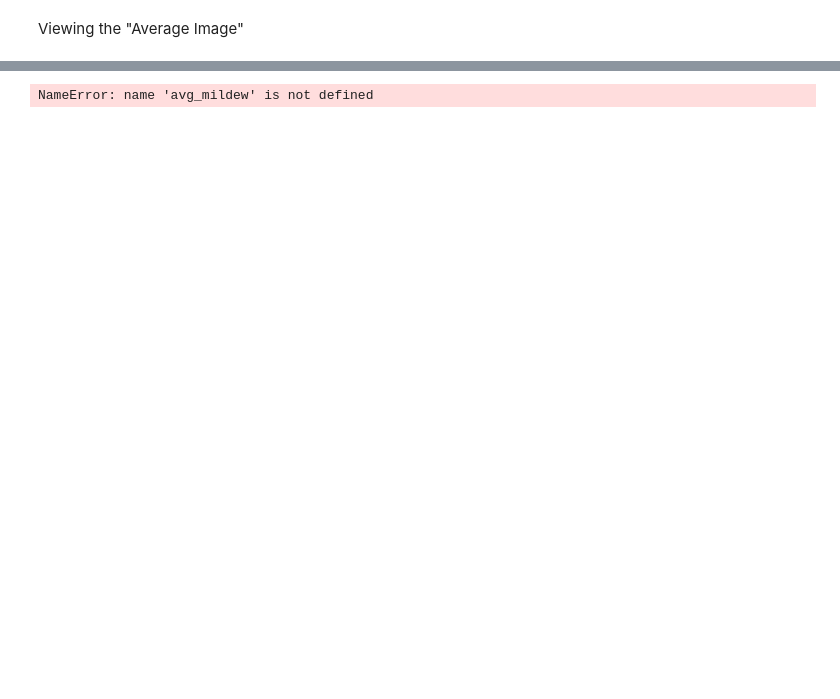
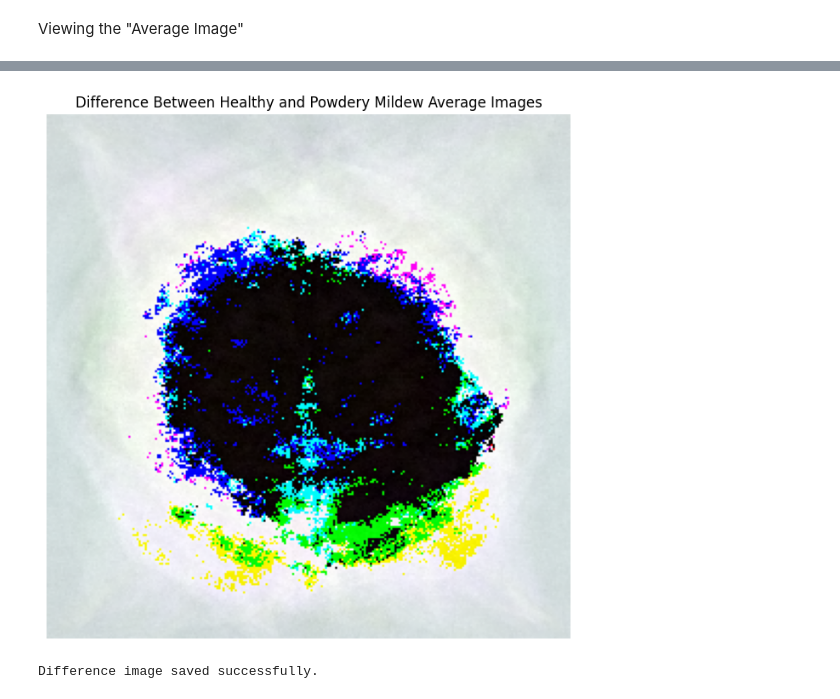
Before and after one commit to Sori678/cherry-mildew-detector, a Jupyter notebook: jupyter_notebooks/DataVisualization.ipynb, the cells around one changed output, grey strips where cells are left out. Cells and saved outputs as stored; diff of their text form; code cells hidden in the pictures; blank space fills up the shorter version.

```diff
--- a/jupyter_notebooks/DataVisualization.ipynb
+++ b/jupyter_notebooks/DataVisualization.ipynb
@@ -120,22 +182,31 @@ NameError: name 'train_path' is not defined
 # %%
 # Calculate the difference between the two average images
 diff_img = avg_mildew - avg_healthy
 
-# Display and save the difference image
+# Create figure
 plt.figure(figsize=(8, 8))
+
+# Display image
 plt.imshow(diff_img.astype(np.uint8))
 
+# Add title
 plt.title(
     'Difference Between Healthy and Powdery Mildew Average Images'
 )
 
+# Remove axes
 plt.axis('off')
 
+# Save the image
 plt.savefig(
-    'outputs/v1/avg_diff.png',
+    '../outputs/v1/avg_diff.png',
     bbox_inches='tight'
 )
 
+# Display the figure
 plt.show()
+
+print("Difference image saved successfully.")
 # %% [output]
+[figure, added]
-NameError: name 'avg_mildew' is not defined
+Difference image saved successfully.
```
Also changed, not shown: parts of 4 cells of this notebook, 4 other files.
